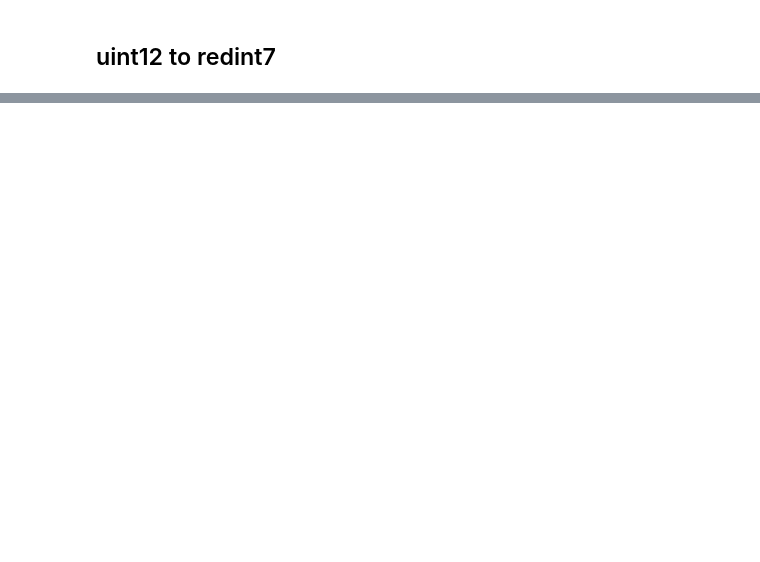
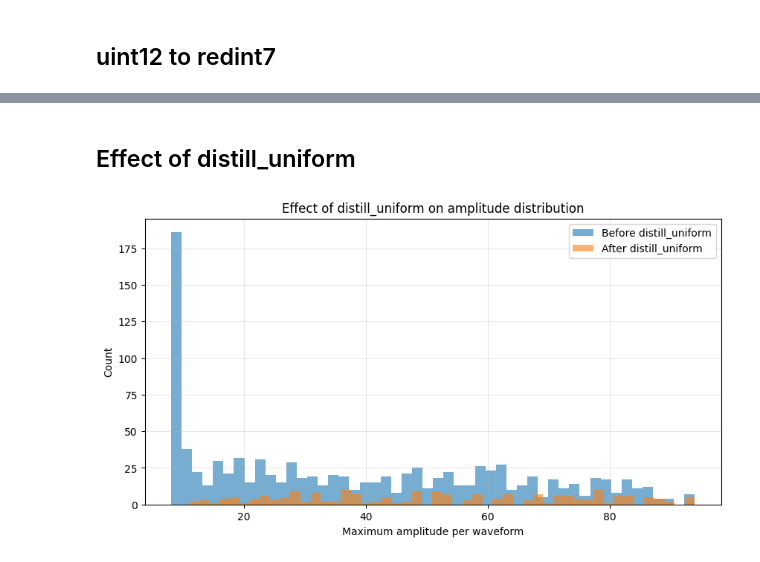
Before and after one commit to fzj-ica/HCL4BNN, a Jupyter notebook: notebooks/sipm_signals.ipynb, the cells around one changed output, grey strips where cells are left out. Cells and saved outputs as stored; diff of their text form; code cells hidden in the pictures; blank space fills up the shorter version.

```diff
--- a/notebooks/sipm_signals.ipynb
+++ b/notebooks/sipm_signals.ipynb
@@ -73,0 +74,30 @@ plt.gcf().patch.set_alpha(0.0)
+# %% [markdown]
+## Effect of distill_uniform
+# %%
+import numpy as np
+
+# Generate a batch of waveforms (like gen_Data does)
+num_samples = 1000
+raw_data = np.empty((num_samples, sgn.ADC_SAMPLES), dtype=np.uint8)
+for i in range(num_samples):
+    raw_data[i, :] = sgn.sipm_inp()
+
+# --- compute maxima before uniformization ---
+maxima_raw = np.max(raw_data, axis=1)
+
+# --- apply distill_uniform ---
+uniform_data = sgn.distill_uniform(raw_data, min_amp=10, sample_size=200)
+maxima_uniform = np.max(uniform_data, axis=1)
+
+# --- plot histograms ---
+plt.figure(figsize=(10, 5))
+plt.hist(maxima_raw, bins=50, alpha=0.6, label='Before distill_uniform')
+plt.hist(maxima_uniform, bins=50, alpha=0.6, label='After distill_uniform')
+plt.xlabel('Maximum amplitude per waveform')
+plt.ylabel('Count')
+plt.title('Effect of distill_uniform on amplitude distribution')
+plt.legend()
+plt.grid(alpha=0.3)
+plt.show()
+# %% [output]
+[figure, added]
```
Also changed, not shown: parts of 5 cells of this notebook, 1 other file.
